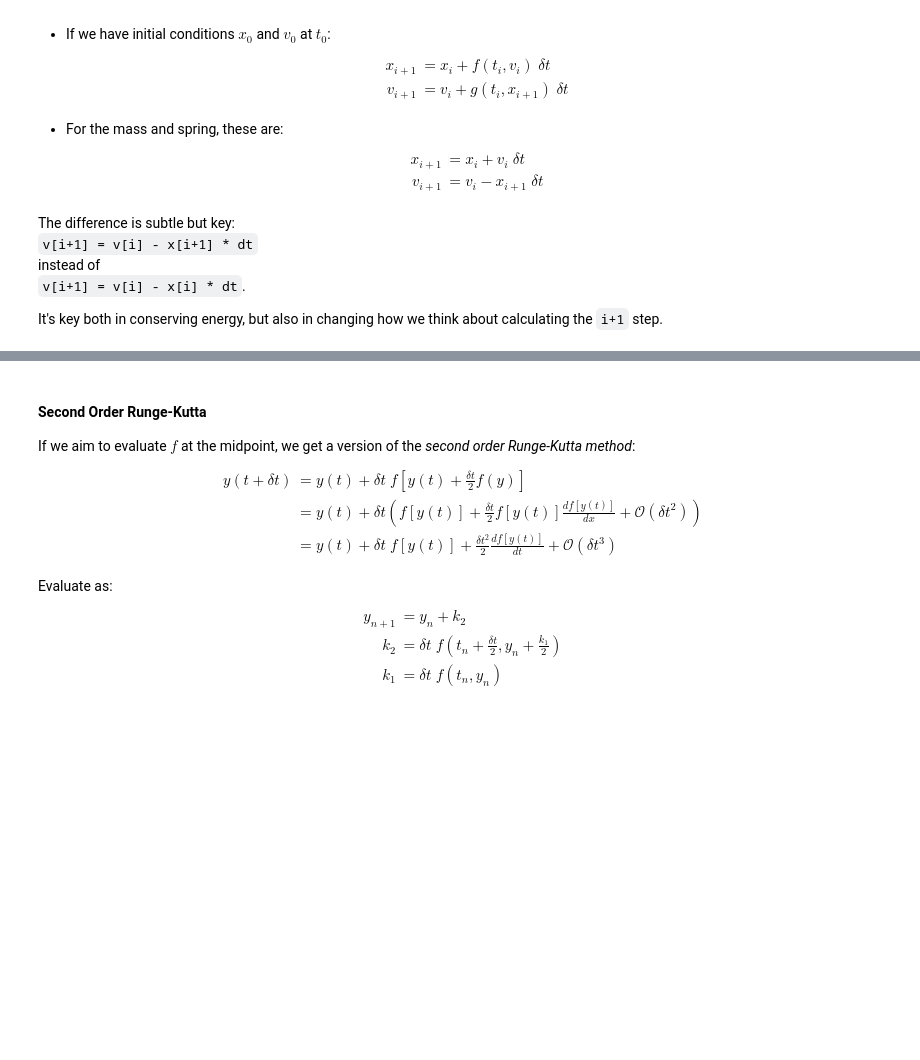
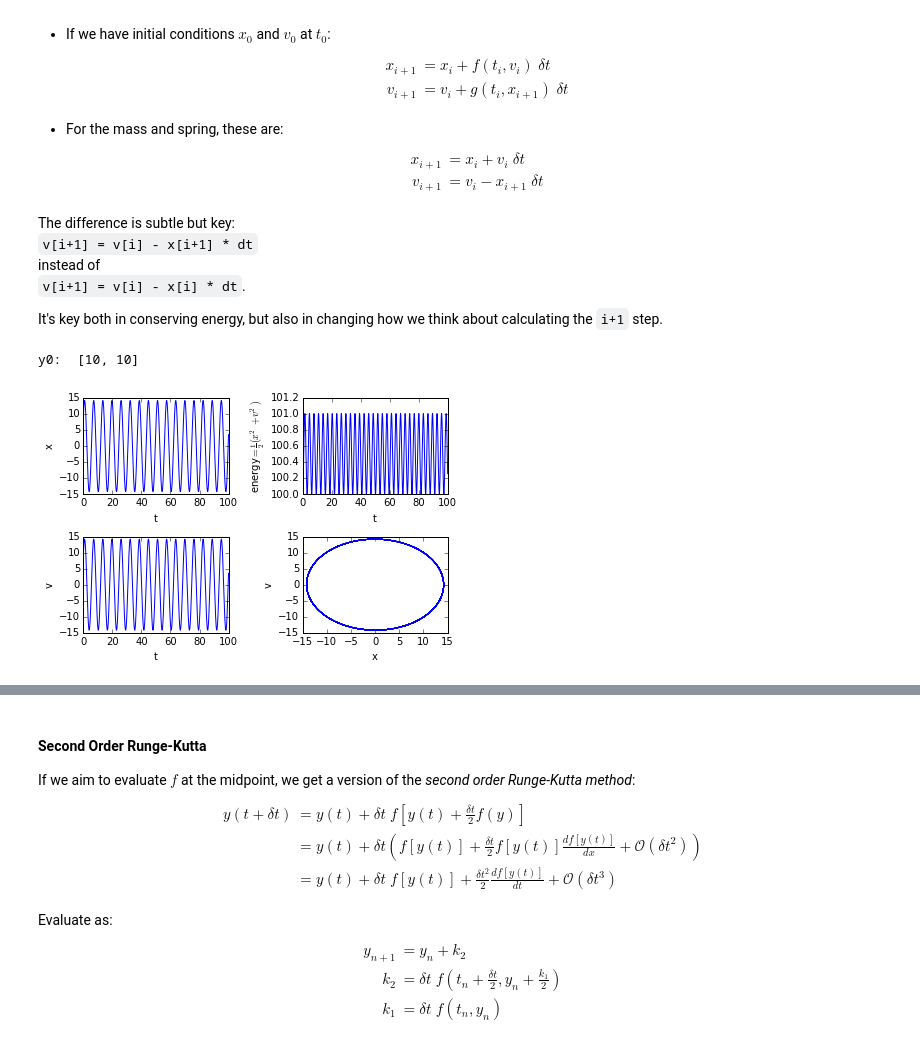
Before and after one commit to pitt1321/lectures, a Jupyter notebook: week_07/week_07.ipynb, the cells around one changed output, grey strips where cells are left out. Saved outputs shown, nothing was run; the diff lists cells and outputs as text; code cells hidden in the pictures; blank space fills up the shorter version.

Commit message:
Symplectic integrator example.

```diff
--- a/week_07/week_07.ipynb
+++ b/week_07/week_07.ipynb
@@ -454,3 +454,10 @@ instead of
 `v[i+1] = v[i] - x[i] * dt`.
 
 It's key both in conserving energy, but also in changing how we think about calculating the `i+1` step.
+# %%
+# Prepare an exception Error class to raise if we have to do more than 2-D.
+class DimensionError(Exception):
+     def __init__(self, value):
+         self.value = value
+     def __str__(self):
+         return repr(self.value)
@@ -456,0 +516,19 @@ It's key both in conserving energy, but also in changing how we think about calc
+# %%
+### Generalize to accept a solver as an argument
+def solve_spring_mass(N=10001, t_max=100, x0=10, v0=10, odesolver=euler_symplectic):
+    t = np.linspace(0, t_max, N)
+    y0 = [x0, v0]
+
+    r = odesolver(f, y0, t)
+    x, v = r[:,0], r[:,1]
+
+    # More fully, energy = 0.5 * ((k*x)**2 + m * v**2)
+    # But in our k/m=1 units, we can just say that the Energy/m is:
+    specific_energy = 0.5 * (x**2 + v**2)
+
+    plot_spring_mass(t, x, v, specific_energy)
+# %%
+solve_spring_mass(N=10001, t_max=100, odesolver=euler_symplectic)
+# %% [output]
+y0:  [10, 10]
+[figure, added]
```
Also changed, not shown: parts of 9 cells of this notebook.
